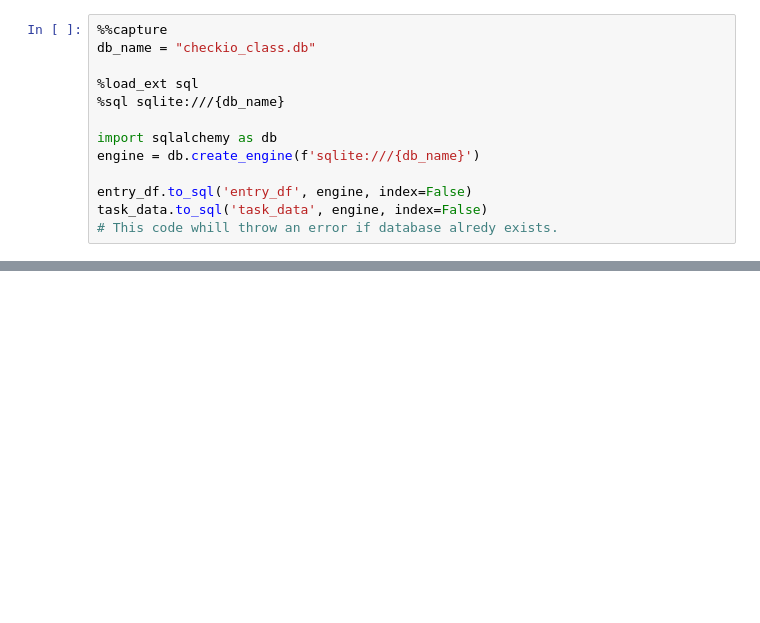
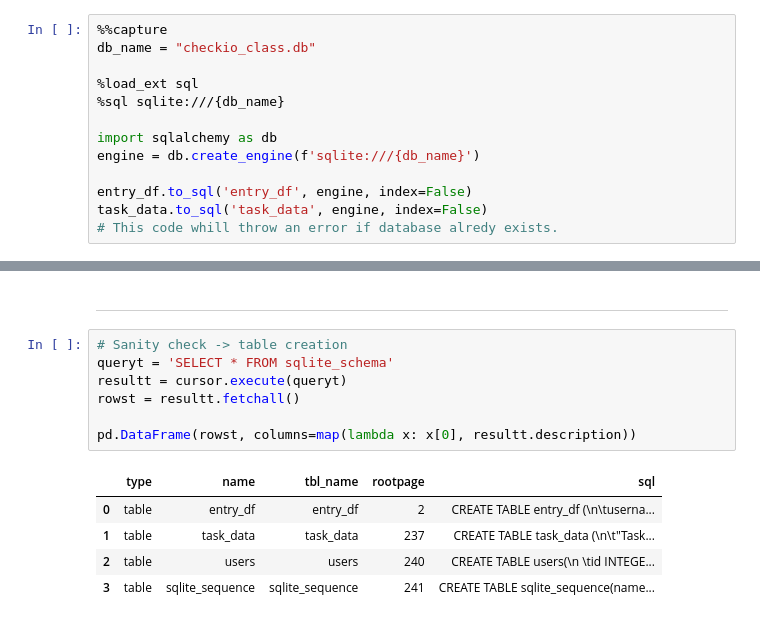
Before and after one commit to Nemczek/checkio_database, a Jupyter notebook: pyCheckio_class_database.ipynb, the cells around one changed output, grey strips where cells are left out. Saved outputs shown, nothing was run; the diff lists cells and outputs as text; blank space fills up the shorter version.

```diff
--- a/pyCheckio_class_database.ipynb
+++ b/pyCheckio_class_database.ipynb
@@ -187,0 +367,15 @@ pd.DataFrame(rows3, columns=map(lambda x: x[0], result3.description))
+# %% [markdown]
+***
+# %%
+# Sanity check -> table creation
+queryt = 'SELECT * FROM sqlite_schema'
+resultt = cursor.execute(queryt)
+rowst = resultt.fetchall()
+
+pd.DataFrame(rowst, columns=map(lambda x: x[0], resultt.description))
+# %% [output]
+|  | type | name | tbl_name | rootpage | sql |
+| 0 | table | entry_df | entry_df | 2 | CREATE TABLE entry_df (\n\tuserna... |
+| 1 | table | task_data | task_data | 237 | CREATE TABLE task_data (\n\t"Task... |
+| 2 | table | users | users | 240 | CREATE TABLE users(\n \tid INTEGE... |
+| 3 | table | sqlite_sequence | sqlite_sequence | 241 | CREATE TABLE sqlite_sequence(name... |
```
Also changed, not shown: parts of 19 cells of this notebook.
